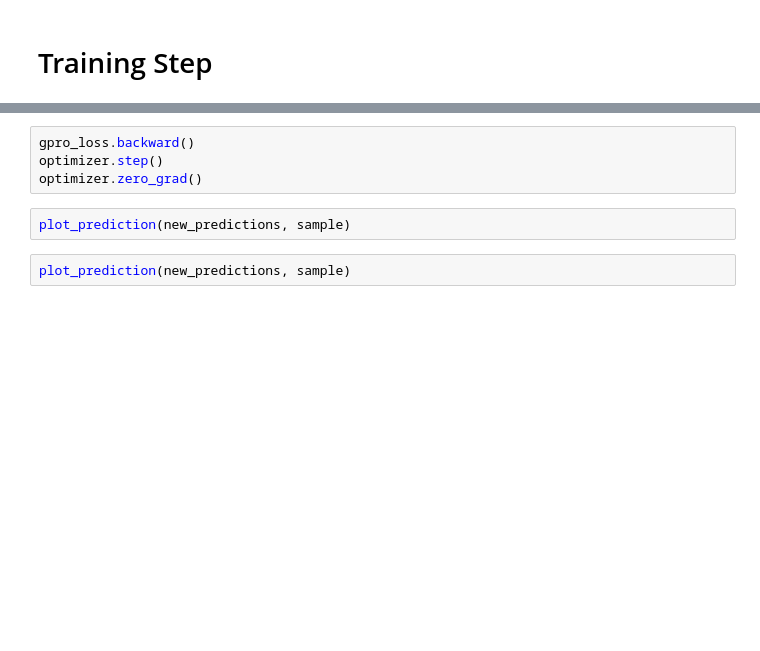
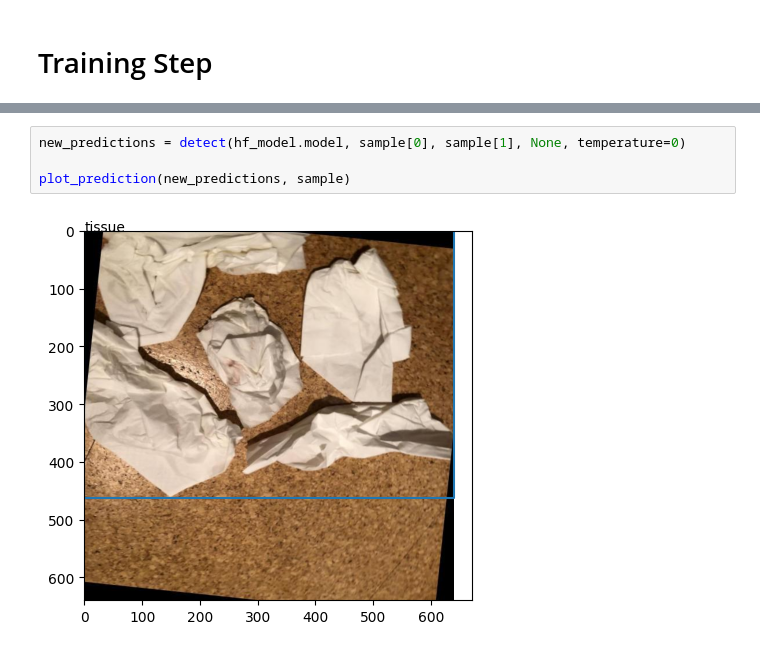
Before and after one commit to nkasmanoff/moondream-grpo, a Jupyter notebook: moondream_grpo_training.ipynb, the cells around one changed output, grey strips where cells are left out. Cells and saved outputs as stored; diff of their text form; blank space fills up the shorter version.

```diff
--- a/moondream_grpo_training.ipynb
+++ b/moondream_grpo_training.ipynb
@@ -141,8 +147,6 @@ plot_prediction(new_predictions, sample)
-# %%
-gpro_loss.backward()
-optimizer.step()
-optimizer.zero_grad()
-# %%
-plot_prediction(new_predictions, sample)
-# %%
-plot_prediction(new_predictions, sample)
+# %%
+new_predictions = detect(hf_model.model, sample[0], sample[1], None, temperature=0)
+
+plot_prediction(new_predictions, sample)
+# %% [output]
+[figure, added]
```
Also changed, not shown: parts of 4 cells of this notebook.
